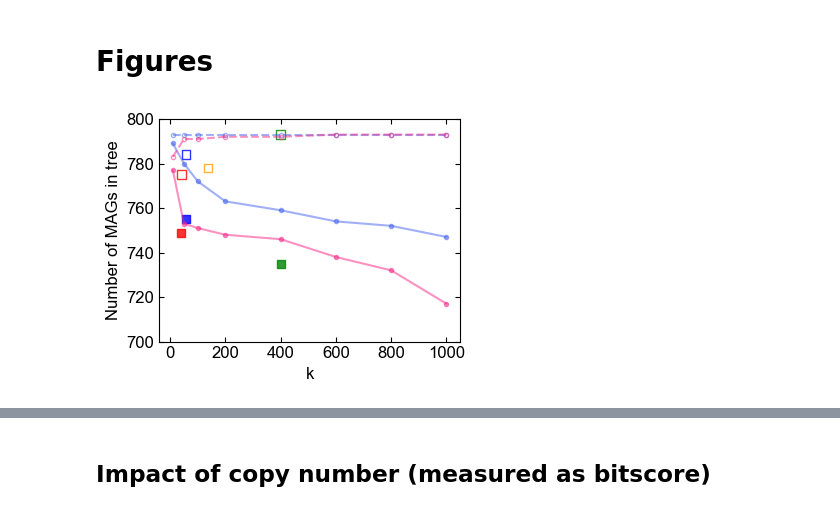
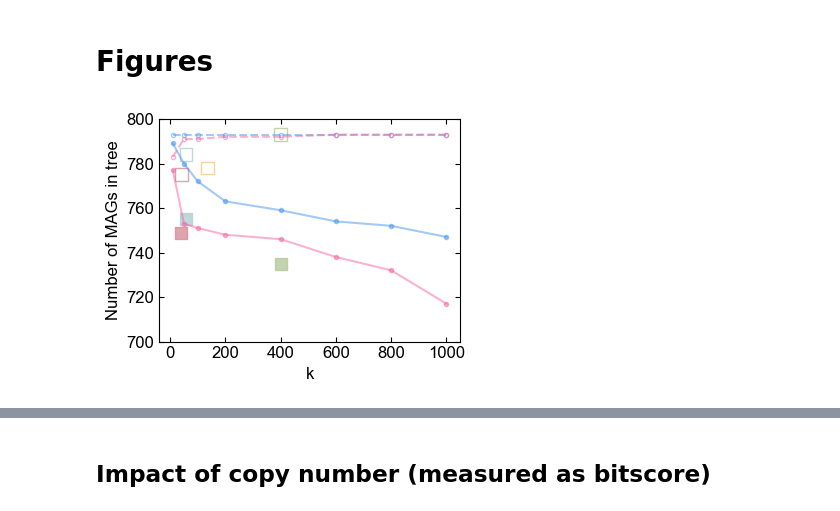
Before and after one commit to HSecaira/AugmentingPhyloSignalMicrobes, a Jupyter notebook: quality_inferred_trees/tree_quality_lpp_emp.ipynb, the cells around one changed output, grey strips where cells are left out. Cells and saved outputs as stored; diff of their text form; code cells hidden in the pictures.

```diff
--- a/quality_inferred_trees/tree_quality_lpp_emp.ipynb
+++ b/quality_inferred_trees/tree_quality_lpp_emp.ipynb
@@ -225,54 +225,54 @@ plt.figure(figsize = (3.95, 3.05))
 # Eggnog
 y_eggnog_no_min = []
 y_eggnog_min = []
 for k in ks:
     y_eggnog_no_min.append(trees_eggnog_no_min[f'k_{k}_p_{p}_{matrix}_ap_{version}'].count(tips = True))
     y_eggnog_min.append(trees_eggnog_min[f'k_{k}_p_{p}_{matrix}_ap_{version}'].count(tips = True))
-plt.plot(ks, y_eggnog_no_min, alpha = 0.5, marker = '.', color = '#4361ee', ls = 'dashed',
+plt.plot(ks, y_eggnog_no_min, alpha = 0.5, marker = '.', color = '#4895ef', ls = 'dashed',
         markerfacecolor = 'none')
-plt.plot(ks, y_eggnog_min, alpha = 0.5, marker = '.', color = '#4361ee', label = 'EggNog', ls = 'solid')
+plt.plot(ks, y_eggnog_min, alpha = 0.5, marker = '.', color = '#4895ef', label = 'EggNog', ls = 'solid')
 
 # KEGG
 y_kegg_no_min = []
 y_kegg_min = []
 for k in ks:
     y_kegg_no_min.append(trees_kegg_no_min[f'k_{k}_p_{p}_{matrix}_ap_{version}'].count(tips = True))
     y_kegg_min.append(trees_kegg_min[f'k_{k}_p_{p}_{matrix}_ap_{version}'].count(tips = True))
-plt.plot(ks, y_kegg_no_min, alpha = 0.5, marker = '.', color = '#f72585', ls = 'dashed',
+plt.plot(ks, y_kegg_no_min, alpha = 0.5, marker = '.', color = '#f467a1', ls = 'dashed',
         markerfacecolor = 'none')
-plt.plot(ks, y_kegg_min, alpha = 0.5, marker = '.', color = '#f72585', label = 'KEGG', ls = 'solid')
+plt.plot(ks, y_kegg_min, alpha = 0.5, marker = '.', color = '#f467a1', label = 'KEGG', ls = 'solid')
 
 
-plt.scatter(41, tree_martinez_no_min.count(tips = True), color = 'r', marker = 's', alpha = 0.8,
-            facecolor = 'none')
-plt.scatter(41, tree_martinez_min.count(tips = True), color = 'r', marker = 's',
-            alpha = 0.8, label = 'Martinez')
+plt.scatter(41, tree_martinez_no_min.count(tips = True), color = '#d88c9a', marker = 's', alpha = 0.8,
+            facecolor = 'none', s = 80)
+plt.scatter(41, tree_martinez_min.count(tips = True), color = '#d88c9a', marker = 's',
+            alpha = 0.8, label = 'Martinez', s = 80)
 
-plt.scatter(57, tree_moody_no_min.count(tips = True), color = 'b', marker = 's',
-            alpha = 0.8, facecolor = 'none')
-plt.scatter(57, tree_moody_min.count(tips = True), color = 'b', marker = 's',
-            alpha = 0.8, label = 'Moody')
+plt.scatter(57, tree_moody_no_min.count(tips = True), color = '#b0d0d3', marker = 's',
+            alpha = 0.8, facecolor = 'none', s = 80)
+plt.scatter(57, tree_moody_min.count(tips = True), color = '#b0d0d3', marker = 's',
+            alpha = 0.8, label = 'Moody', s = 80)
 
-plt.scatter(400, tree_phylophlan_min.count(tips = True), color = 'g',
-            marker = 's', alpha = 0.8, label = 'Phylophlan3')
-plt.scatter(400, tree_phylophlan_no_min.count(tips = True), color = 'g',
-            marker = 's', alpha = 0.8, facecolor = 'none')
+plt.scatter(400, tree_phylophlan_min.count(tips = True), color = '#b5c99a',
+            marker = 's', alpha = 0.8, label = 'Phylophlan3', s = 80)
+plt.scatter(400, tree_phylophlan_no_min.count(tips = True), color = '#b5c99a',
+            marker = 's', alpha = 0.8, facecolor = 'none', s = 80)
 
-plt.scatter(136, tree_amphora_min.count(tips = True), color = 'orange',
-            marker = 's', alpha = 0.8, label = 'Amphora2')
-plt.scatter(136, tree_amphora_no_min.count(tips = True), color = 'orange',
-            marker = 's', alpha = 0.8, facecolor = 'none')
+plt.scatter(136, tree_amphora_min.count(tips = True), color = '#f9c784',
+            marker = 's', alpha = 0.8, label = 'Amphora2', s = 80)
+plt.scatter(136, tree_amphora_no_min.count(tips = True), color = '#f9c784',
+            marker = 's', alpha = 0.8, facecolor = 'none', s = 80)
 
 # plt.legend(bbox_to_anchor = (1.04, 1), loc = 'upper left', ncol = 2)
 plt.xlabel('k')
 plt.ylabel('Number of MAGs in tree')
 plt.ylim(700, 800)
 # plt.yscale('log')
 plt.tick_params(top = True, right = True, direction = 'in', which = 'both')
 plt.savefig(f'./figures/figure_S5B.svg')
 plt.show()
 # %% [output]
-[figure, old version]
+[figure, new version]
 # %%
 plt.figure(figsize = (4, 3))
 
```
Also changed, not shown: parts of 12 cells of this notebook, 16 other files.
